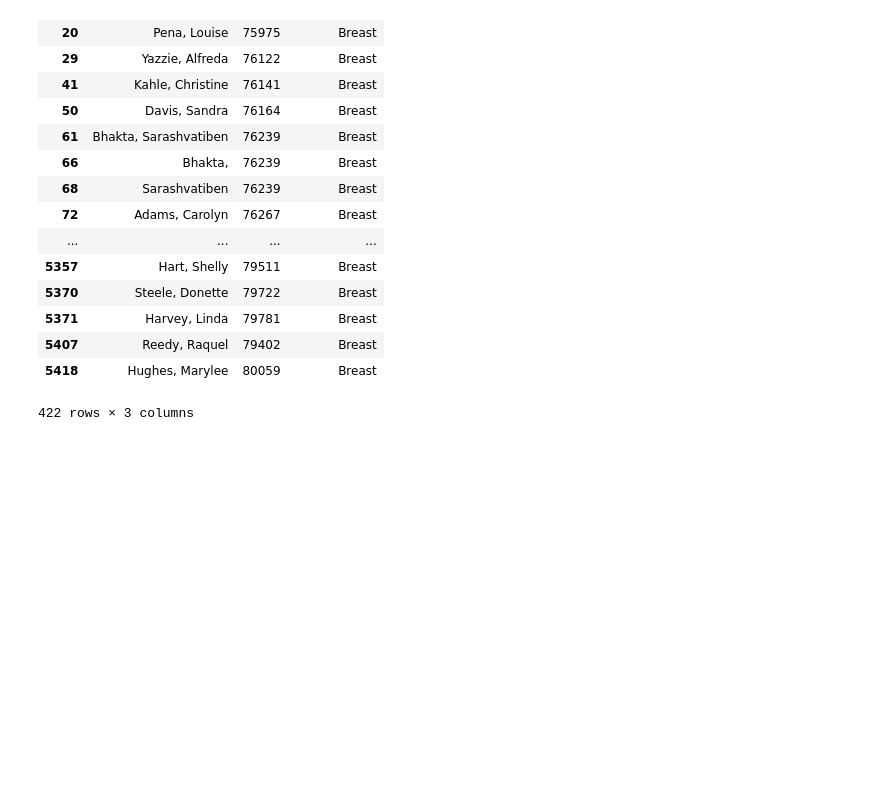
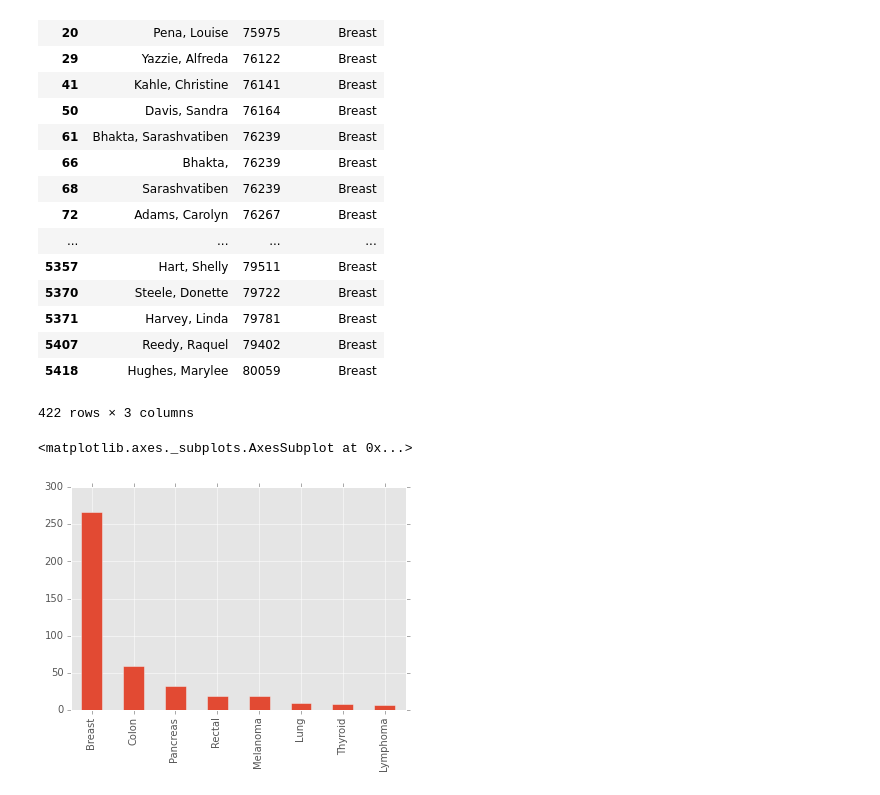
Before and after one commit to doolingdavid/ThinkBayes, a Jupyter notebook: code/newnotes.ipynb, the cells around one changed output. Cells and saved outputs as stored; diff of their text form; code cells hidden in the pictures; blank space fills up the shorter version.

```diff
--- a/code/newnotes.ipynb
+++ b/code/newnotes.ipynb
@@ -222,3 +224,8 @@ dftiny
 | 5407 | Reedy, Raquel | 79402 | Breast |
 | 5418 | Hughes, Marylee | 80059 | Breast |
 422 rows × 3 columns
+# %%
+dftiny['Cancer Type'].value_counts().plot(kind='bar')
+# %% [output]
+<matplotlib.axes._subplots.AxesSubplot at 0x...>
+[figure, added]
```
Also changed, not shown: parts of 13 cells of this notebook.
